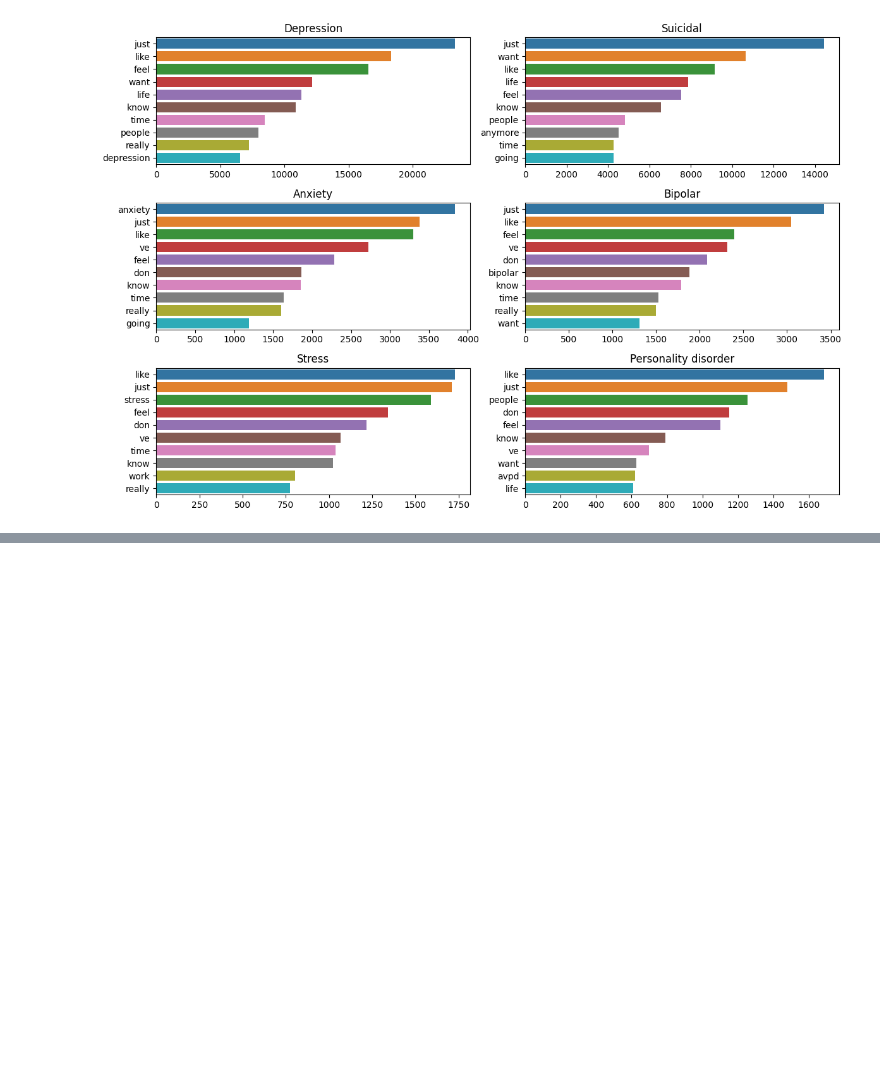
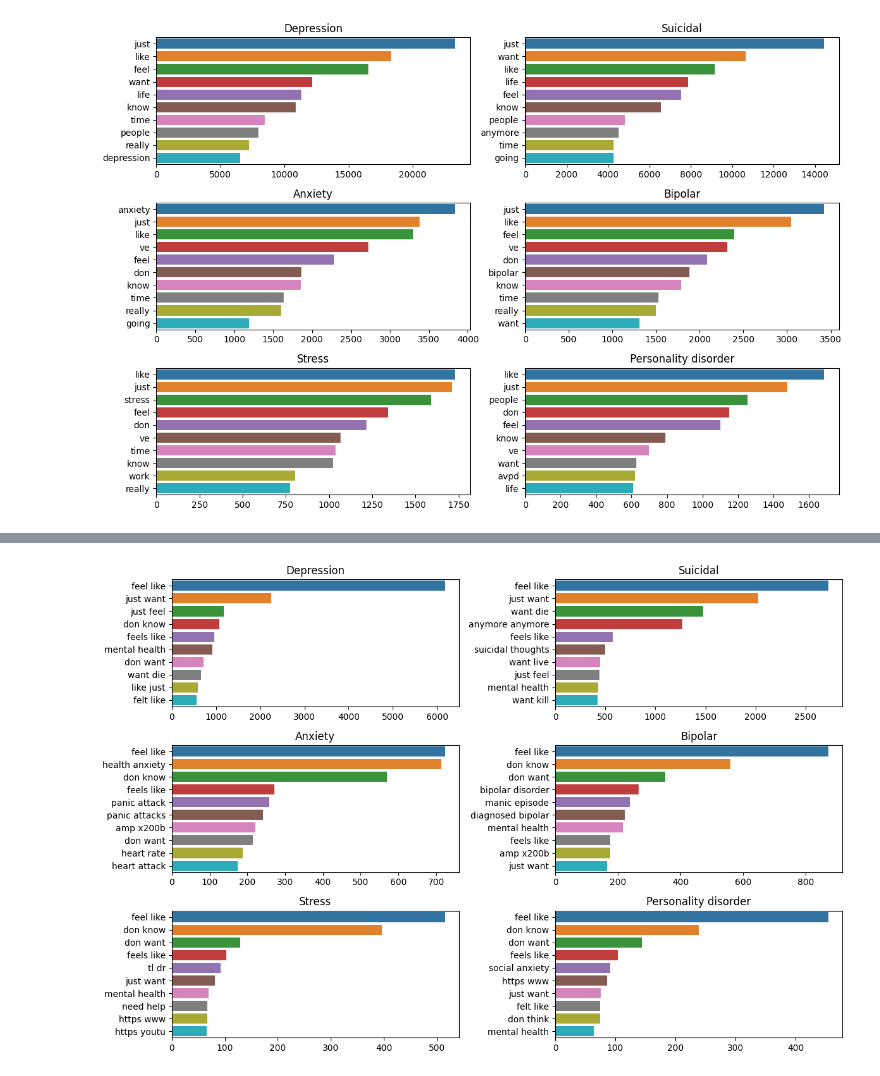
Before and after one commit to mherna72/kaggle_projects, a Jupyter notebook: mental-health-sentiment.ipynb, the cells around one changed output, grey strips where cells are left out. Saved outputs shown, nothing was run; the diff lists cells and outputs as text; code cells hidden in the pictures; blank space fills up the shorter version.

```diff
--- a/mental-health-sentiment.ipynb
+++ b/mental-health-sentiment.ipynb
@@ -117,0 +140,4 @@ display_topn_words(dframe=mental_frame,statuses=statuses)
+# %%
+display_topn_words(dframe=mental_frame,statuses=statuses,ngrams=2)
+# %% [output]
+[figure, added]
```
Also changed, not shown: parts of 7 cells of this notebook.
